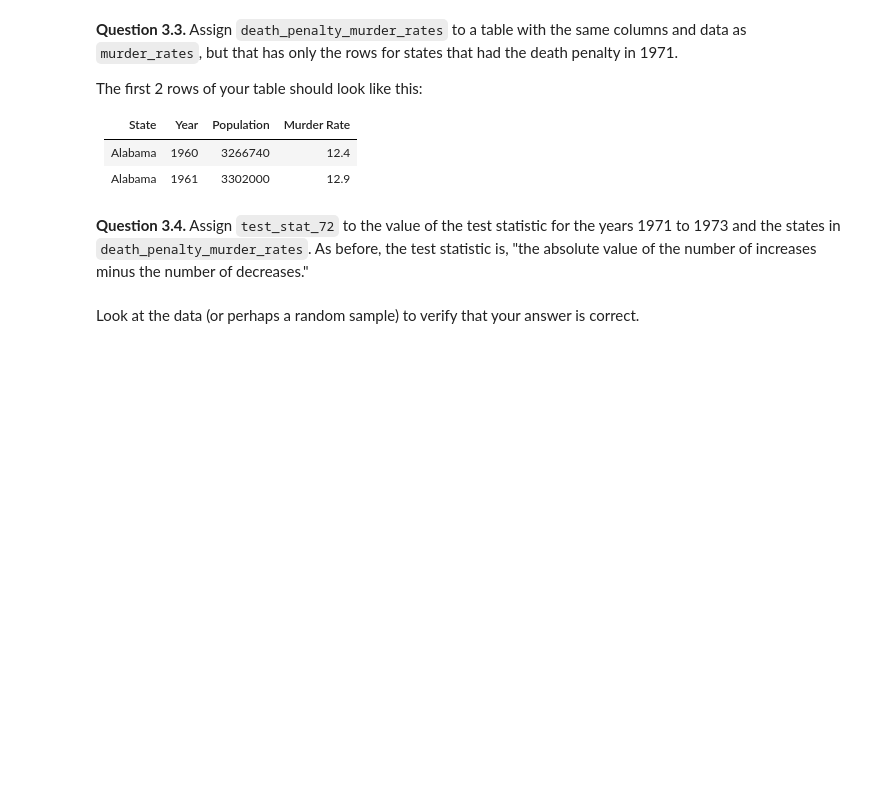
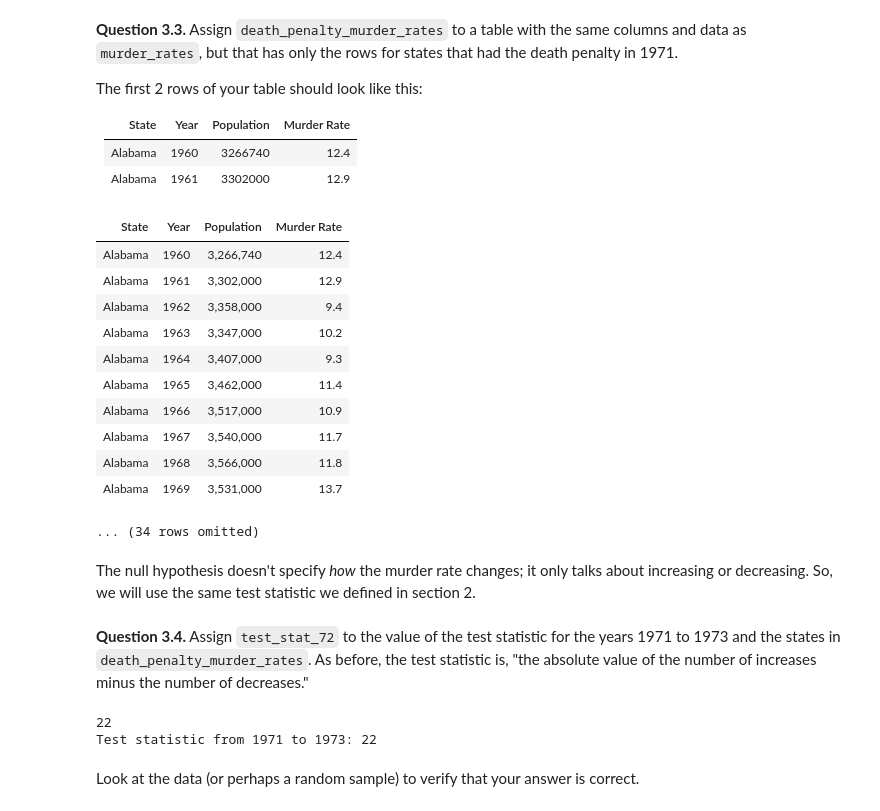
Before and after one commit to Weijun-H/data8, a Jupyter notebook: project/project2/project2.ipynb, the cells around one changed output. Drawn from its saved outputs; the diff is of its cells as text; code cells hidden in the pictures; blank space fills up the shorter version.

```diff
--- a/project/project2/project2.ipynb
+++ b/project/project2/project2.ipynb
@@ -443,8 +456,31 @@ The null hypothesis doesn't specify *how* the murder rate changes; it only talks
+# %%
+death_penalty_murder_rates = murder_rates.where("State", are.contained_in(death_penalty.where("Death Penalty", True).column("State")))
+death_penalty_murder_rates
+murder_rates.where("State", "Alabama")
+# %% [output]
+| State | Year | Population | Murder Rate |
+| Alabama | 1960 | 3,266,740 | 12.4 |
+| Alabama | 1961 | 3,302,000 | 12.9 |
+| Alabama | 1962 | 3,358,000 | 9.4 |
+| Alabama | 1963 | 3,347,000 | 10.2 |
+| Alabama | 1964 | 3,407,000 | 9.3 |
+| Alabama | 1965 | 3,462,000 | 11.4 |
+| Alabama | 1966 | 3,517,000 | 10.9 |
+| Alabama | 1967 | 3,540,000 | 11.7 |
+| Alabama | 1968 | 3,566,000 | 11.8 |
+| Alabama | 1969 | 3,531,000 | 13.7 |
+... (34 rows omitted)
+# %% [markdown]
+The null hypothesis doesn't specify *how* the murder rate changes; it only talks about increasing or decreasing.  So, we will use the same test statistic we defined in section 2.
 # %% [markdown]
 **Question 3.4.** Assign `test_stat_72` to the value of the test statistic for the years 1971 to 1973 and the states in `death_penalty_murder_rates`. As before, the test statistic is, "the absolute value of the number of increases minus the number of decreases."
 # %%
-test_stat_72 = ...
+test_stat_72 = abs(sum(death_penalty_murder_rates.where('Year', are.between(1971, 1974)).select(0, 3).group('State', two_year_changes).column(1)))
+print(test_stat_72)
 print('Test statistic from 1971 to 1973:', test_stat_72)
+# %% [output]
+22
+Test statistic from 1971 to 1973: 22
 # %% [markdown]
 Look at the data (or perhaps a random sample) to verify that your answer is correct.
 # %% [markdown]
```
Also changed, not shown: parts of 21 cells of this notebook, 1 other file.
